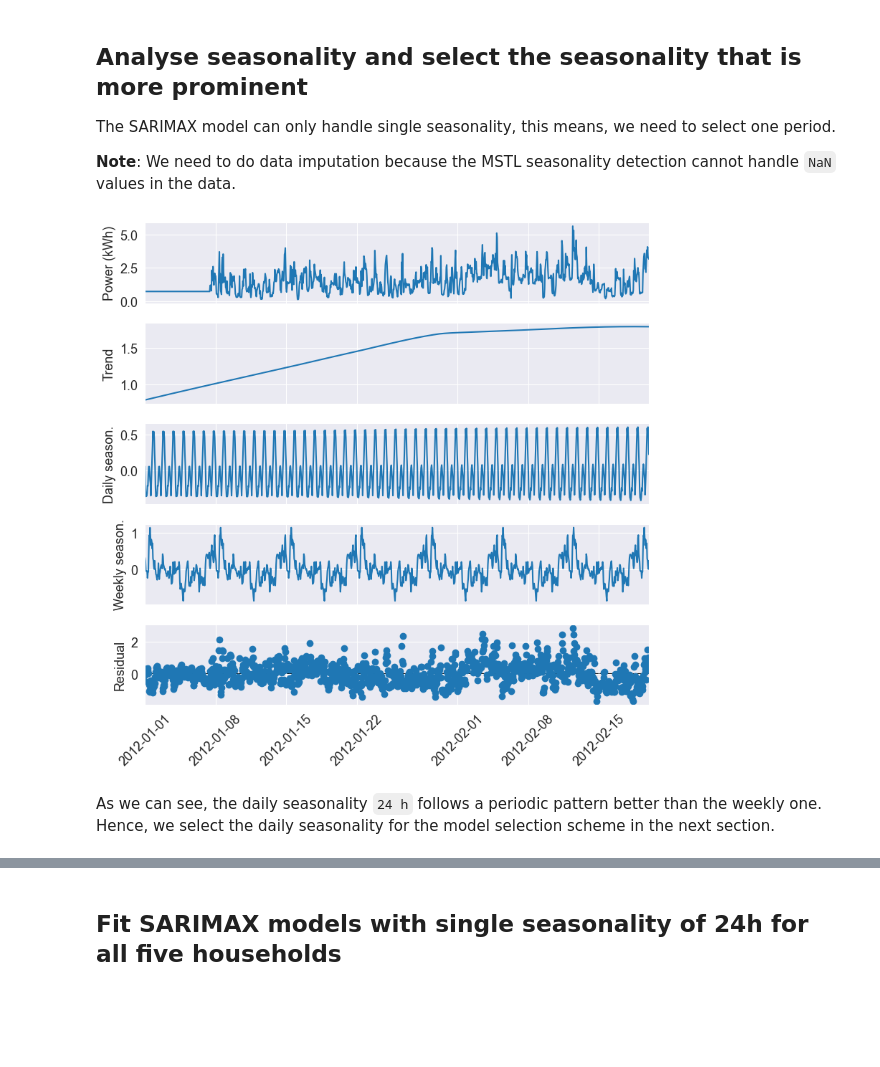
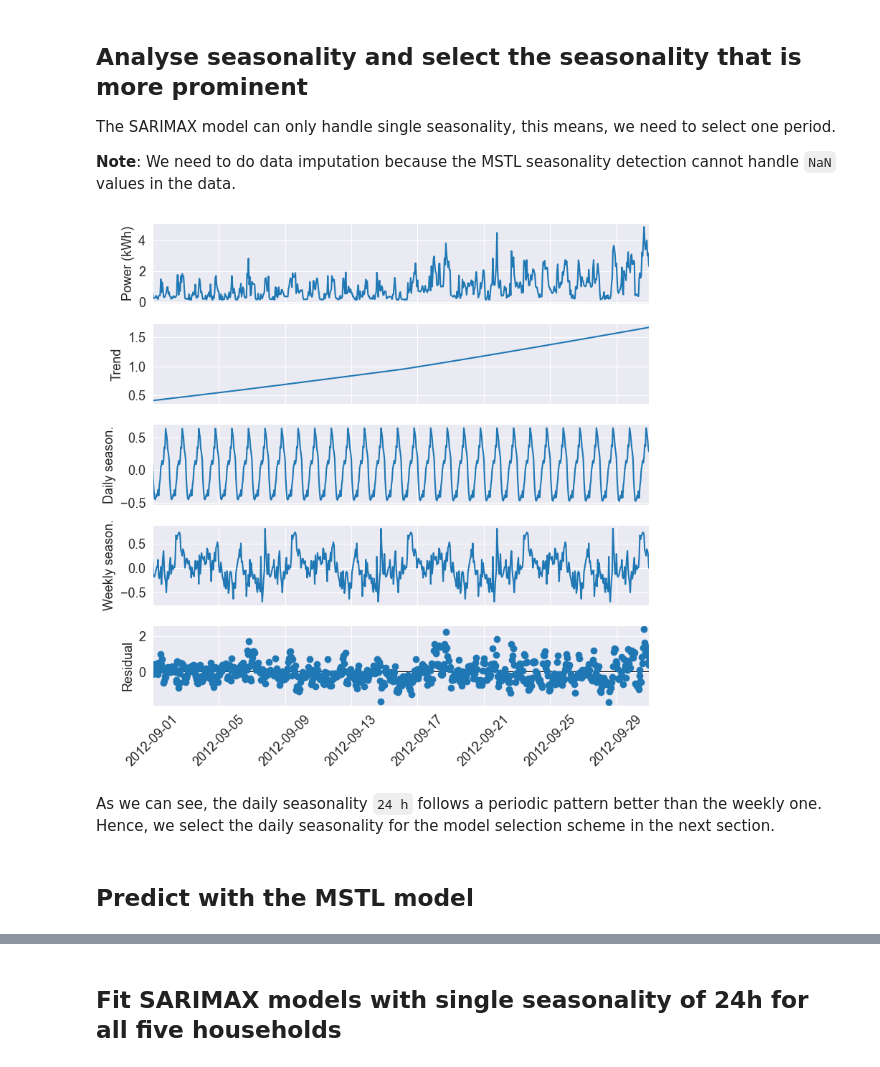
Before and after one commit to spetznick/ml4gd-project-group-3, a Jupyter notebook: arima/results_arima.ipynb, the cells around one changed output, grey strips where cells are left out. Drawn from its saved outputs; the diff is of its cells as text; code cells hidden in the pictures; blank space fills up the shorter version.

```diff
--- a/arima/results_arima.ipynb
+++ b/arima/results_arima.ipynb
@@ -92,0 +89,5 @@ Sizes of training and testing sets: 1200 7584
+# %%
+# Split data into training and testing sets
+train_end = np.argmin(five_households.index < "2012-10-01 00:00:00")
+val_start = train_end + 1
+train_end
@@ -140,29 +135,31 @@ The SARIMAX model can only handle single seasonality, this means, we need to sel
 **Note**: We need to do data imputation because the MSTL seasonality detection cannot handle `NaN` values in the data.
 # %%
 mstl = MSTL(
-    impute_missing_values(five_households.iloc[0:train_set, 0:1]),
+    impute_missing_values(five_households.iloc[train_end-720:train_end, 0:1]),
     periods=[24, 24 * 7],  # The periods and windows must be the same length and will correspond to one another.
     windows=[101, 101],  # Setting this large along with `seasonal_deg=0` will force the seasonality to be periodic.
     iterate=3,
     stl_kwargs={
                 "trend":1001, # Setting this large will force the trend to be smoother.
                 "seasonal_deg":0, # Means the seasonal smoother is fit with a moving average.
                }
 )
 res = mstl.fit()
 fig = res.plot()
 ax = fig.get_axes()
 # Access subplots y labels
 ax[0].set_title("")
 ax[0].set_ylabel("Power (kWh)")
 ax[1].set_ylabel("Trend")
 ax[2].set_ylabel("Daily season.")
 ax[3].set_ylabel("Weekly season.")
 ax[4].set_ylabel("Residual")
 ax[4].tick_params(axis='x', labelrotation=45)
 fig.tight_layout()
 fig.savefig("../figures/mstl_decomposition.pdf")
 # %% [output]
-[figure, old version]
+[figure, new version]
 # %% [markdown]
 As we can see, the daily seasonality `24 h` follows a periodic pattern better than the weekly one. Hence, we select the daily seasonality for the model selection scheme in the next section.
+# %% [markdown]
+## Predict with the MSTL model
```
Also changed, not shown: parts of 21 cells of this notebook.
